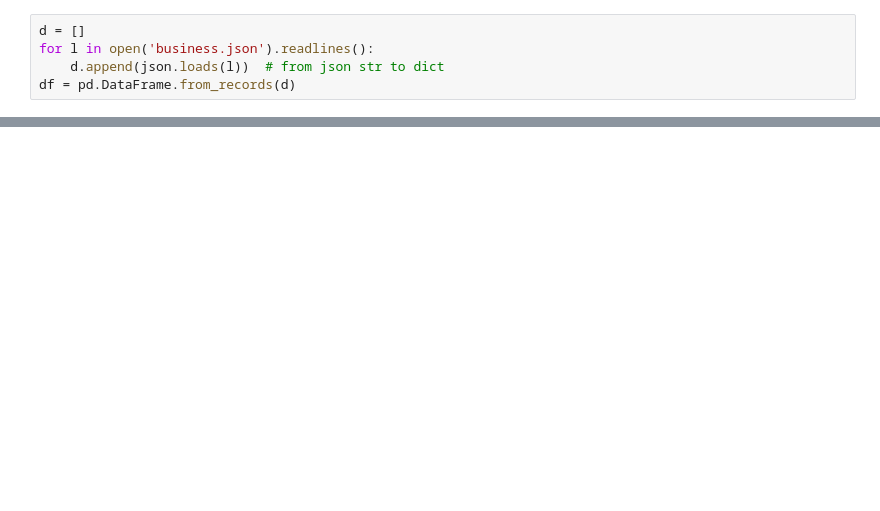
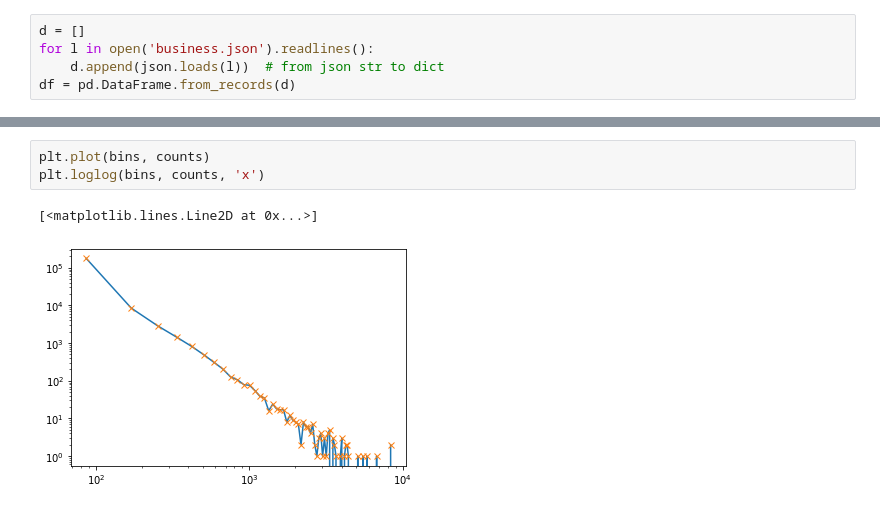
Before and after one commit to clqian/stat_testing, a Jupyter notebook: Untitled.ipynb, the cells around one changed output, grey strips where cells are left out. Saved outputs shown, nothing was run; the diff lists cells and outputs as text; blank space fills up the shorter version.

```diff
--- a/Untitled.ipynb
+++ b/Untitled.ipynb
@@ -31,0 +42,6 @@ Name: review_count, Length: 192609, dtype: int64
+# %%
+plt.plot(bins, counts)
+plt.loglog(bins, counts, 'x')
+# %% [output]
+[<matplotlib.lines.Line2D at 0x...>]
+[figure, added]
```
Also changed, not shown: parts of 6 cells of this notebook.
